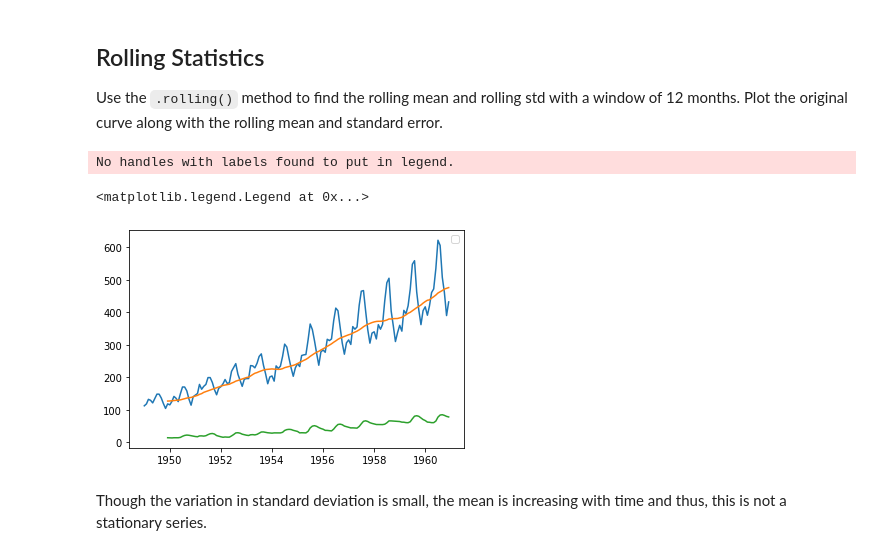
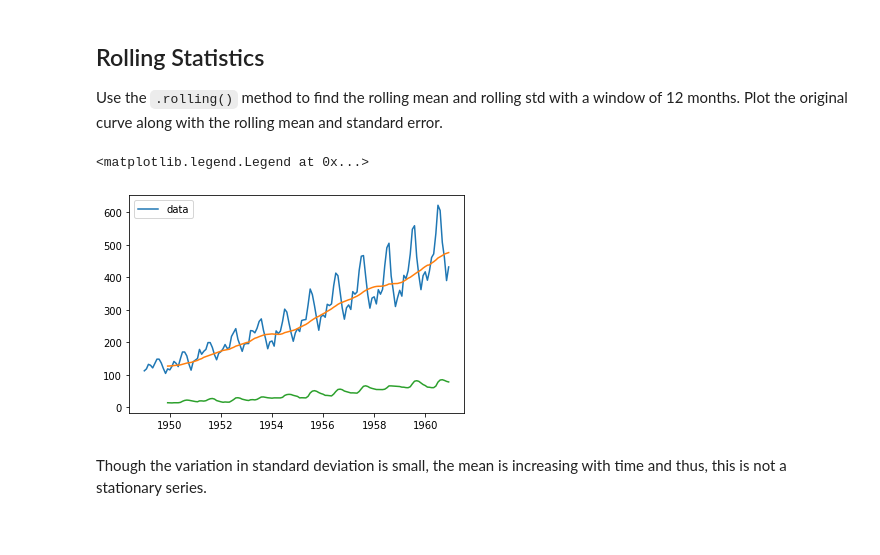
Before and after one commit to OsterMendel/dsc-testing-for-trends-lab-nyc-ds-033020, a Jupyter notebook: index.ipynb, the cells around one changed output. Cells and saved outputs as stored; diff of their text form; code cells hidden in the pictures.

```diff
--- a/index.ipynb
+++ b/index.ipynb
@@ -85,14 +85,13 @@ Use the `.rolling()` method to find the rolling mean and rolling std with a wind
 # %%
 # Determine rolling statistics
 fig, ax = plt.subplots()
-ax.plot(data)
+ax.plot(data,label='data')
 ax.plot(data.rolling(window=12).mean())
 ax.plot(data.rolling(window=12).std())
 plt.legend()
 # %% [output]
-No handles with labels found to put in legend.
+<matplotlib.legend.Legend at 0x...>
-<matplotlib.legend.Legend at 0x...>
-[figure, old version]
+[figure, new version]
 # %%
 # Plot rolling statistics
 # %% [markdown]
```
